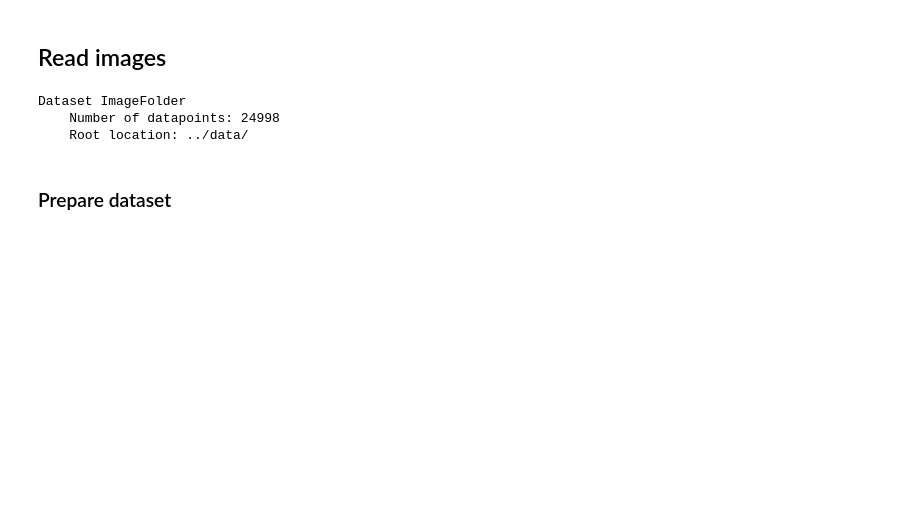
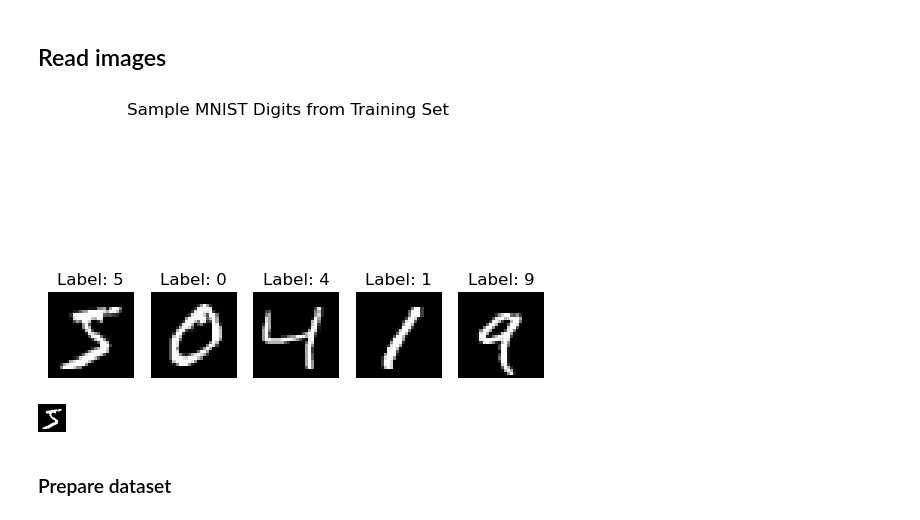
Before and after one commit to edithh81/ViTClassification, a Jupyter notebook: notebooks/viT.ipynb, the cells around one changed output. Cells and saved outputs as stored; diff of their text form; code cells hidden in the pictures; blank space fills up the shorter version.

Commit message:
enhanced train and deploy app

```diff
--- a/notebooks/viT.ipynb
+++ b/notebooks/viT.ipynb
@@ -14,27 +14,30 @@ import os
 # %% [markdown]
 ## Read images
 # %%
-path = '../data/'
-train_transforms = transforms.Compose([
-    transforms.Resize((224, 224)),
-    transforms.RandomHorizontalFlip(),
-    transforms.RandomRotation(0.2),
-    transforms.ToTensor(),
-    transforms.Normalize(mean=[0.485, 0.456, 0.406], std=[0.229, 0.224, 0.225])
+ROOT = '../data/'
 
-])
-test_transforms = transforms.Compose([
-    transforms.Resize((224, 224)),
-    transforms.ToTensor(),
-    transforms.Normalize(mean=[0.485, 0.456, 0.406], std=[0.229, 0.224, 0.225])
-])
-img_dataset = datasets.ImageFolder(path)
+train_dataset = datasets.MNIST(root=ROOT, train=True, download=True)
+test_dataset = datasets.MNIST(root=ROOT, train=False, download=True)
-# %%
-img_dataset
-# %% [output]
-Dataset ImageFolder
-    Number of datapoints: 24998
-    Root location: ../data/
+# %%
+# Display the first 5 images with labels
+os.environ["KMP_DUPLICATE_LIB_OK"] = "TRUE"
+for i in range(5):
+    image, label = train_dataset[i]  # PIL image and its label
+    plt.subplot(1, 5, i + 1)
+    plt.imshow(image, cmap='gray')
+    plt.title(f"Label: {label}")
+    plt.axis('off')
+
+plt.suptitle("Sample MNIST Digits from Training Set")
+plt.show()
+# %% [output]
+[figure, added]
+# %%
+imge, label = train_dataset[0]  # PIL image and its label
+# imge = np.array(imge)
+imge
+# %% [output]
+[figure, added]
 # %% [markdown]
 ### Prepare dataset
 # %%
```
Also changed, not shown: parts of 25 cells of this notebook, 11 other files.
